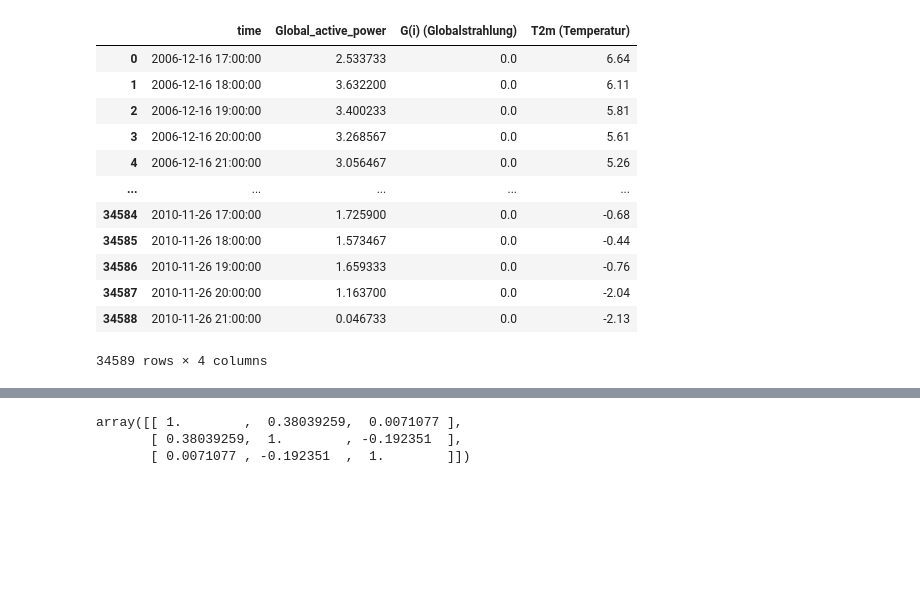
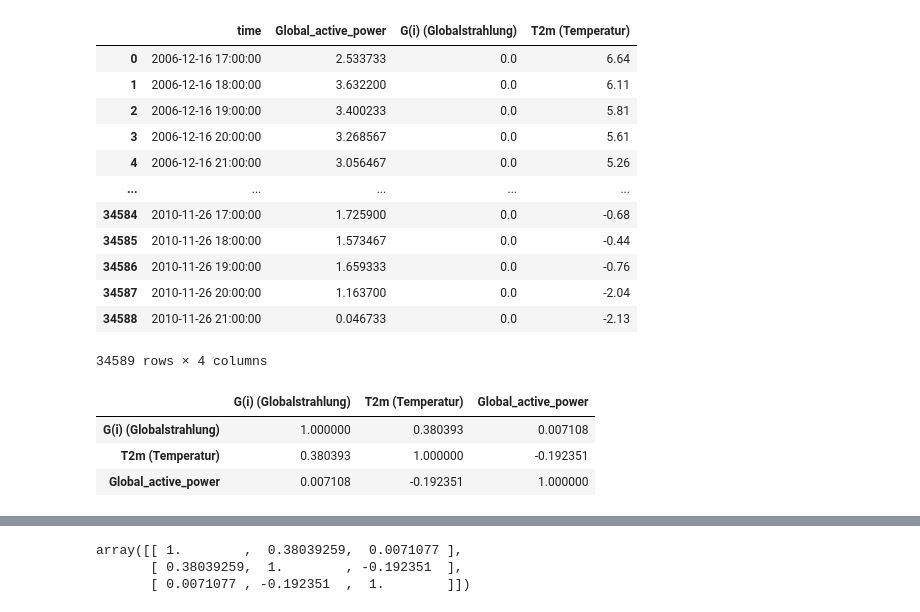
Before and after one commit to czwiessler/AMOProject, a Jupyter notebook: 04_MergeAndCopulas.ipynb, the cells around one changed output, grey strips where cells are left out. Saved outputs shown, nothing was run; the diff lists cells and outputs as text; code cells hidden in the pictures; blank space fills up the shorter version.

```diff
--- a/04_MergeAndCopulas.ipynb
+++ b/04_MergeAndCopulas.ipynb
@@ -95,3 +128,9 @@ merged_df
 34589 rows × 4 columns
 # %%
 correlation = merged_df[['G(i) (Globalstrahlung)', 'T2m (Temperatur)', 'Global_active_power']].corr()
+correlation
+# %% [output]
+|  | G(i) (Globalstrahlung) | T2m (Temperatur) | Global_active_power |
+| G(i) (Globalstrahlung) | 1.000000 | 0.380393 | 0.007108 |
+| T2m (Temperatur) | 0.380393 | 1.000000 | -0.192351 |
+| Global_active_power | 0.007108 | -0.192351 | 1.000000 |
```
Also changed, not shown: parts of 14 cells of this notebook, 2 other files.
